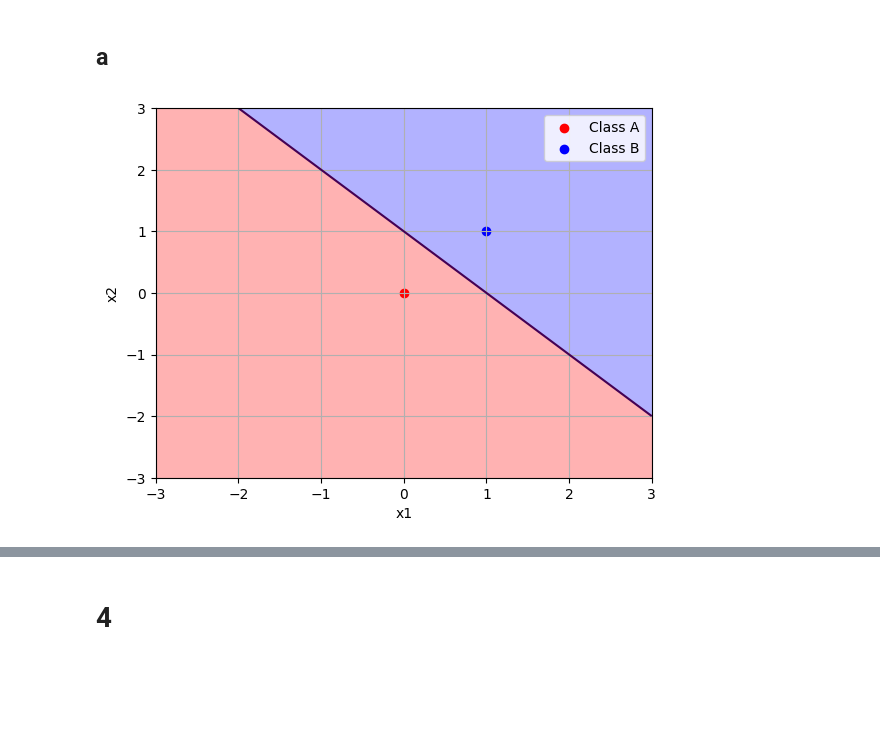
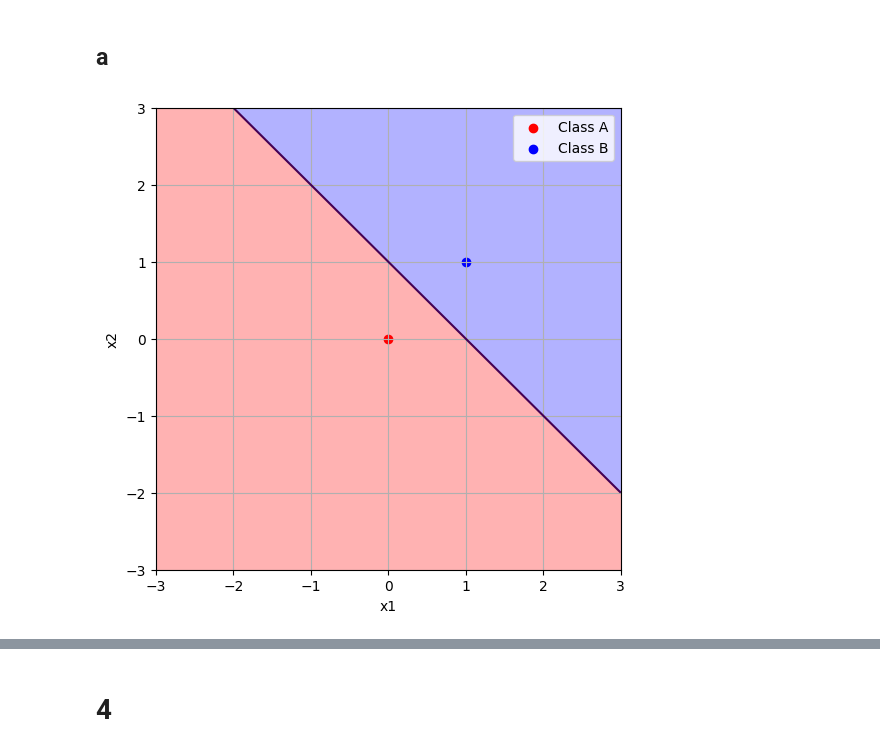
Before and after one commit to TangyKiwi/DSC-240, a Jupyter notebook: HW3/hw3_code.ipynb, the cells around one changed output, grey strips where cells are left out. Saved outputs shown, nothing was run; the diff lists cells and outputs as text; code cells hidden in the pictures; blank space fills up the shorter version.

```diff
--- a/HW3/h3_code.ipynb
+++ b/HW3/hw3_code.ipynb
@@ -8,21 +8,22 @@ import matplotlib.pyplot as plt
 # %%
 mu1 = np.array([0, 0])
 mu2 = np.array([1, 1])
 
 x1 = np.linspace(-3, 3, 100)
 x2 = np.linspace(-3, 3, 100)
 X1, X2 = np.meshgrid(x1, x2)
 
 Z = X1 + X2 - 1
 
+plt.figure(figsize=(6, 6))
 plt.contourf(X1, X2, Z, levels=[-10, 0, 10], colors=["red", "blue"], alpha=0.3)
 plt.contour(X1, X2, Z, levels=[0])
 plt.scatter(mu1[0], mu1[1], color='red', label='Class A')
 plt.scatter(mu2[0], mu2[1], color='blue', label='Class B')
 plt.legend()
 plt.xlabel('x1')
 plt.ylabel('x2')
 plt.grid(True)
 plt.show()
 # %% [output]
-[figure, old version]
+[figure, new version]
```
Also changed, not shown: parts of 6 cells of this notebook, 7 other files.
